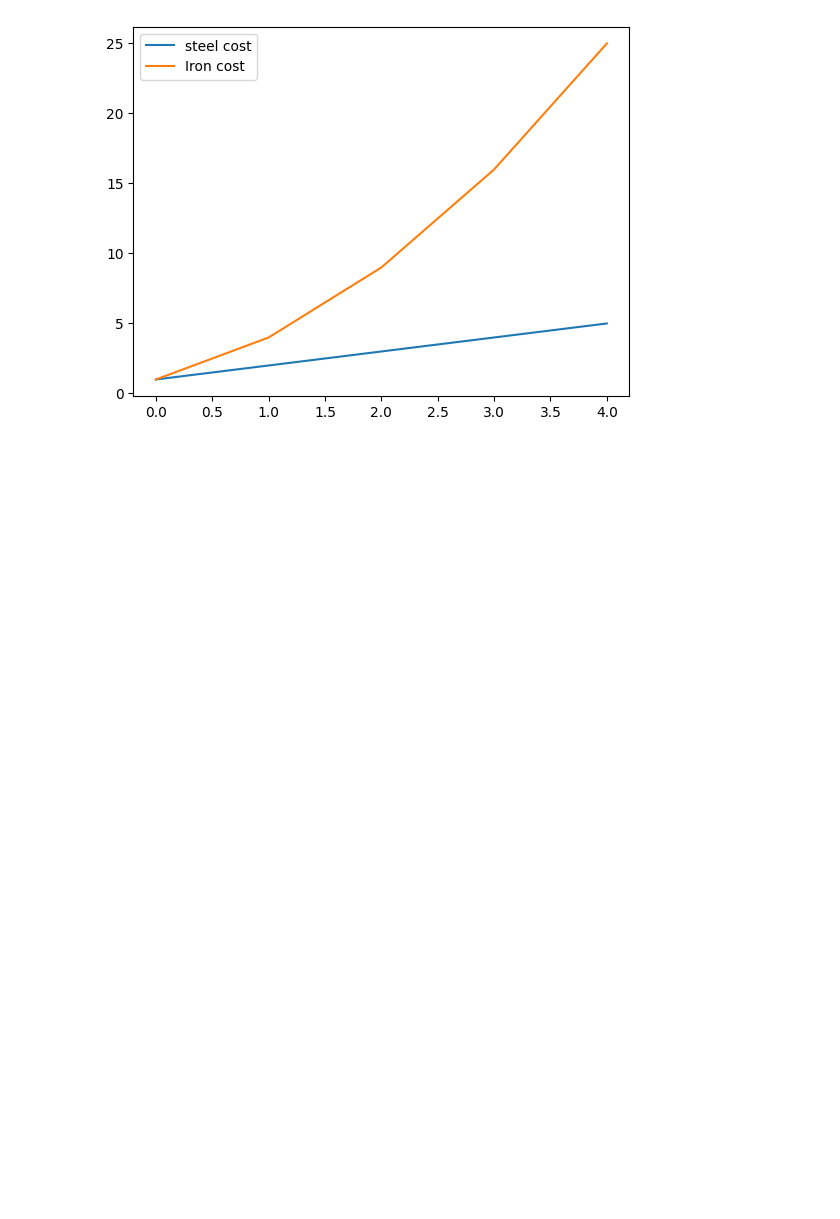
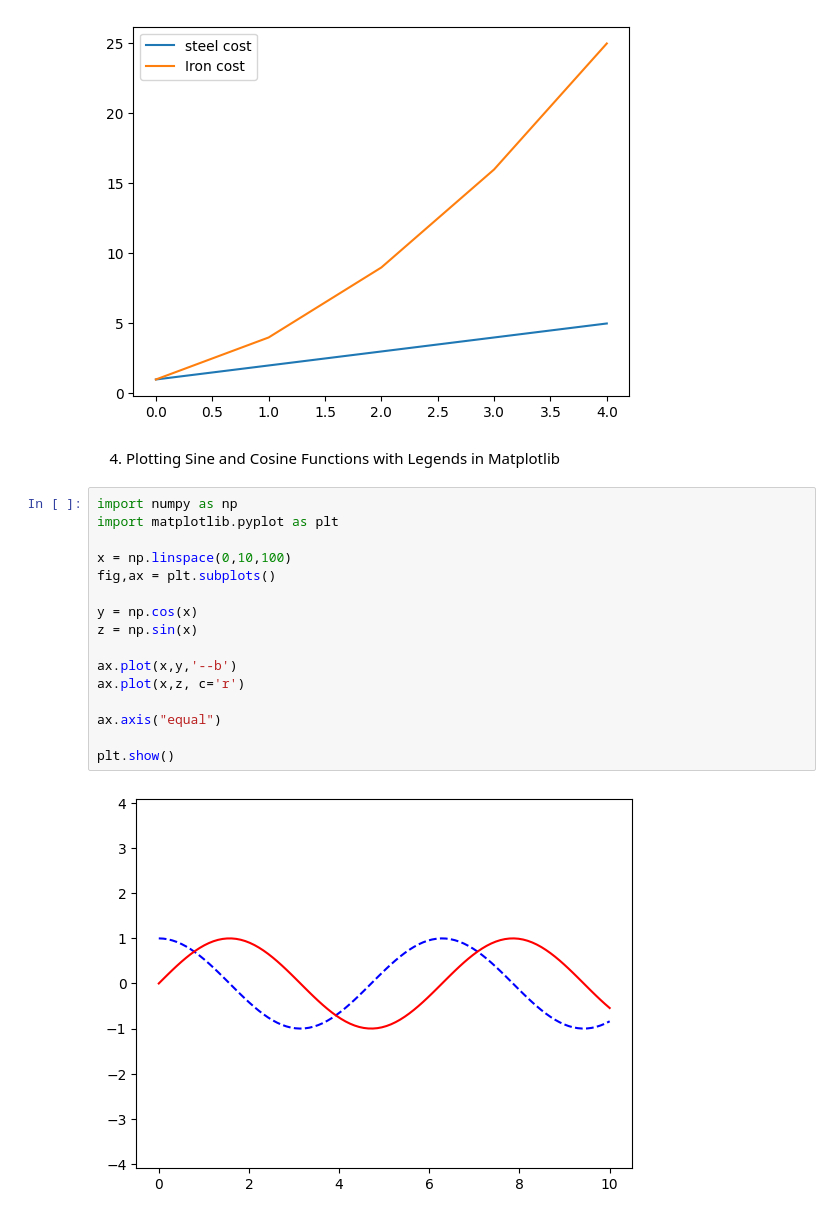
Before and after one commit to PrashantChoudhary13579/python, a Jupyter notebook: matplotlib/working with legend/placingLegend.ipynb, the cells around one changed output. Drawn from its saved outputs; the diff is of its cells as text; blank space fills up the shorter version.

```diff
--- a/matplotlib/working with legend/placingLegend.ipynb
+++ b/matplotlib/working with legend/placingLegend.ipynb
@@ -76,3 +81,23 @@ plt.legend()
 plt.show()
 # %% [output]
 [figure]
+# %% [markdown]
+4. Plotting Sine and Cosine Functions with Legends in Matplotlib
+# %%
+import numpy as np
+import matplotlib.pyplot as plt
+
+x = np.linspace(0,10,100)
+fig,ax = plt.subplots()
+
+y = np.cos(x)
+z = np.sin(x)
+
+ax.plot(x,y,'--b')
+ax.plot(x,z, c='r')
+
+ax.axis("equal")
+
+plt.show()
+# %% [output]
+[figure, added]
```
Also changed, not shown: parts of 6 cells of this notebook.
